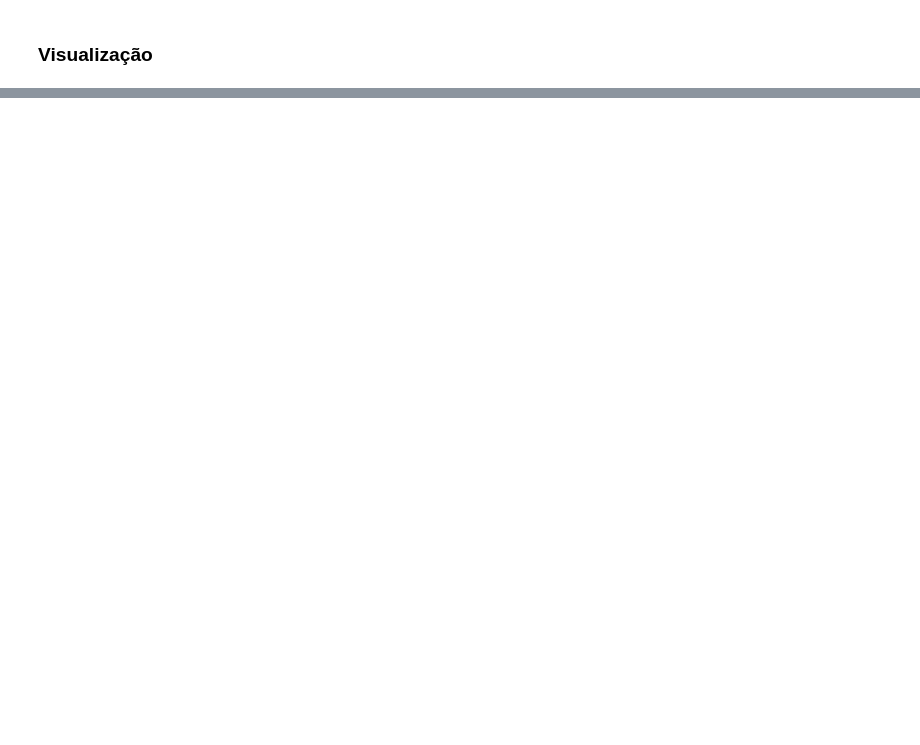
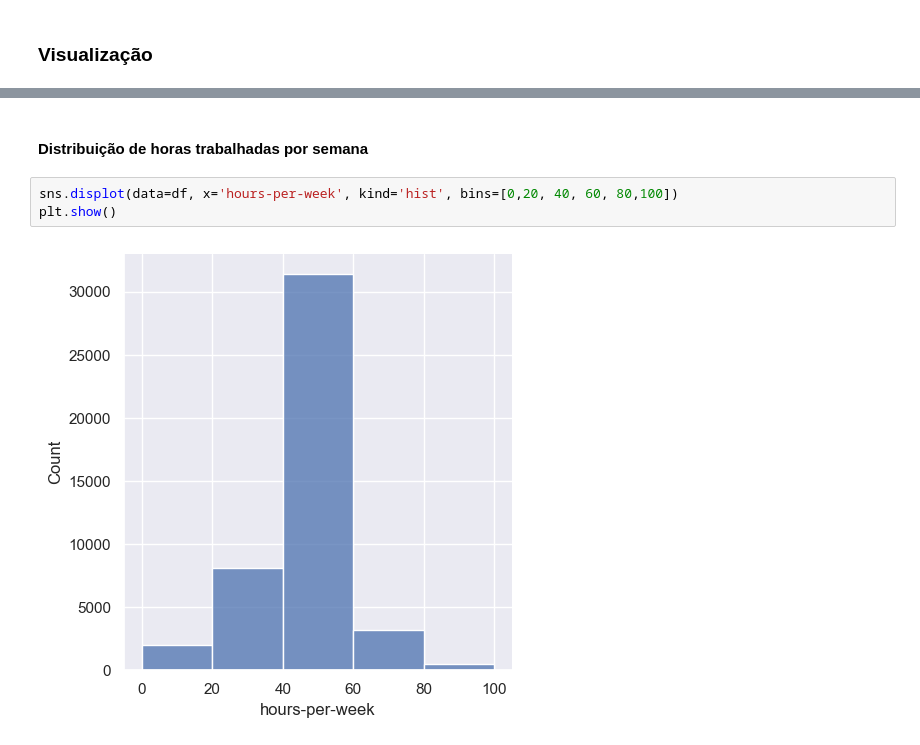
Before and after one commit to pedrogrigorio/UFC-Machine-Learning-Project, a Jupyter notebook: notebook.ipynb, the cells around one changed output, grey strips where cells are left out. Drawn from its saved outputs; the diff is of its cells as text; blank space fills up the shorter version.

```diff
--- a/notebook.ipynb
+++ b/notebook.ipynb
@@ -89,0 +155,7 @@ df.describe()
+# %% [markdown]
+#### Distribuição de horas trabalhadas por semana
+# %%
+sns.displot(data=df, x='hours-per-week', kind='hist', bins=[0,20, 40, 60, 80,100])
+plt.show()
+# %% [output]
+[figure, added]
```
Also changed, not shown: parts of 25 cells of this notebook.
